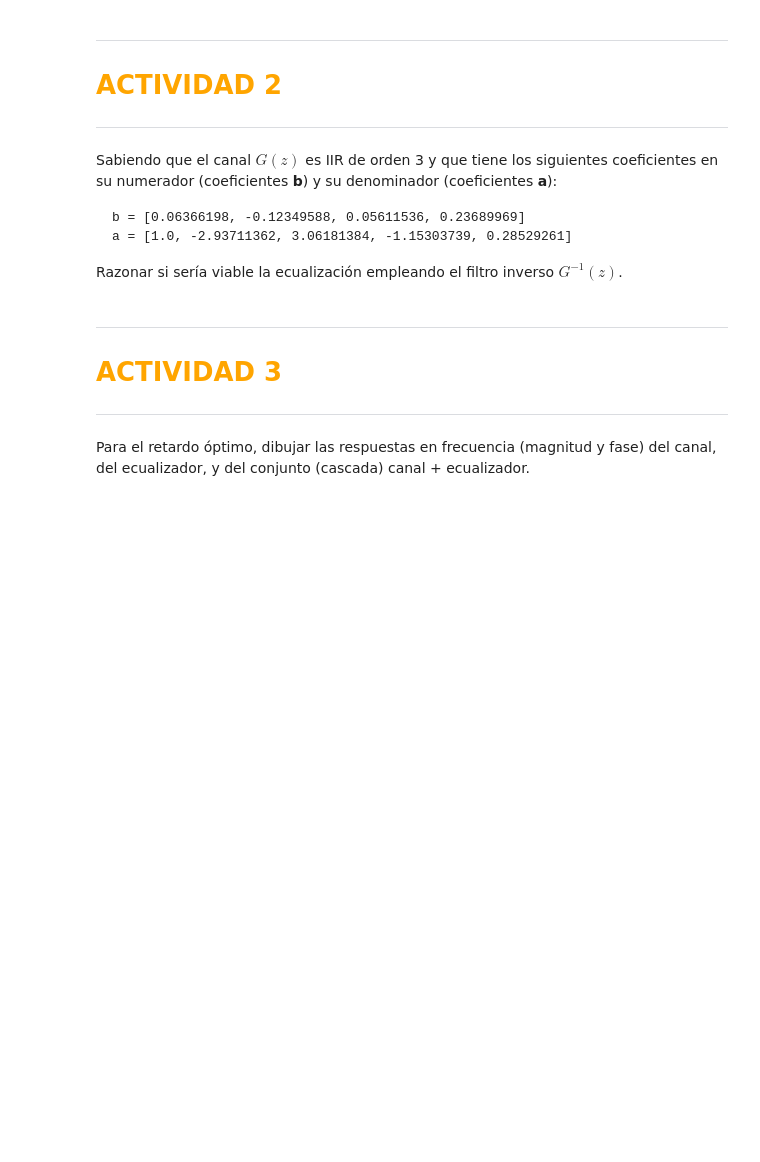
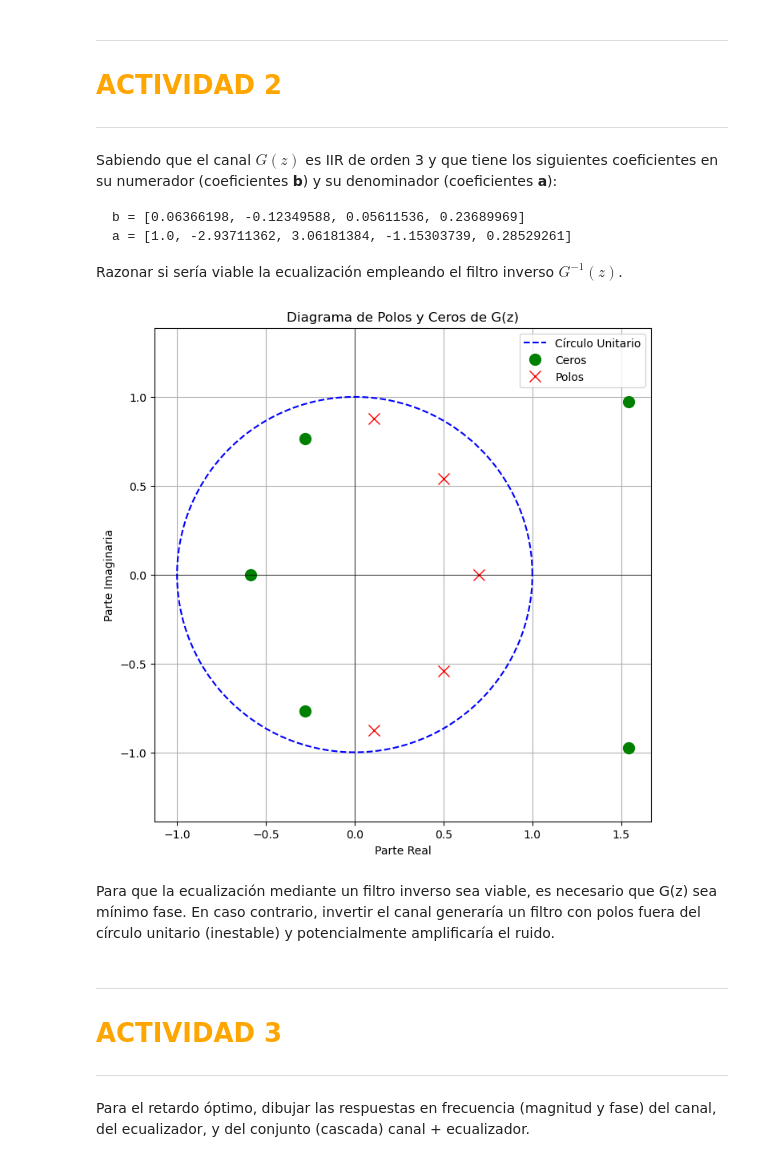
Before and after one commit to DANIABLO-cyber/TDS, a Jupyter notebook: TDS/P3/PRÁCTICA_3_TDS copy.ipynb, the cells around one changed output. Drawn from its saved outputs; the diff is of its cells as text; code cells hidden in the pictures; blank space fills up the shorter version.

````diff
--- a/TDS/P3/PRÁCTICA_3_TDS copy.ipynb
+++ b/TDS/P3/PRÁCTICA_3_TDS copy.ipynb
@@ -139,6 +274,41 @@ a = [1.0, -2.93711362, 3.06181384, -1.15303739, 0.28529261]
 ```
 
 Razonar si sería viable la ecualización empleando el filtro inverso $G^{-1}(z)$.
+# %%
+
+# !! DEFINICIÓN DEL CANAL G(z) !!
+# Coeficientes del numerador (b) y denominador (a) del canal IIR de orden 5
+b = np.array([0.06366198, -0.12349588, 0.05051366, 0.07243651, 0.13305393, 0.08259216])
+a = np.array([1.0, -1.91931932, 2.39480009, -1.97724845, 1.05217674, -0.29576503])
+
+
+# !! CALCULO DE CEROS Y POLOS DE G(z) !!
+# La función tf2zpk convierte los coeficientes en ceros, polos y ganancia.
+zeros, poles, k = signal.tf2zpk(b, a)
+
+
+# !! DIAGRAMA DE POLOS Y CEROS !!
+plt.figure(figsize=(8, 8))
+# Dibuja el círculo unitario para referencia
+theta = np.linspace(0, 2 * np.pi, 400)
+plt.plot(np.cos(theta), np.sin(theta), 'b--', label='Círculo Unitario')
+# Plotea los ceros en verde (círculos) y los polos en rojo (cruces)
+plt.plot(np.real(zeros), np.imag(zeros), 'go', markersize=10, label='Ceros')
+plt.plot(np.real(poles), np.imag(poles), 'rx', markersize=10, label='Polos')
+# Configuración del gráfico
+plt.title('Diagrama de Polos y Ceros de G(z)')
+plt.xlabel('Parte Real')
+plt.ylabel('Parte Imaginaria')
+plt.axhline(0, color='black', lw=0.5)
+plt.axvline(0, color='black', lw=0.5)
+plt.grid(True)
+plt.legend()
+plt.axis('equal')  # Asegura que el eje x e y tengan la misma escala
+plt.show()
+# %% [output]
+[figure, added]
+# %% [markdown]
+Para que la ecualización mediante un filtro inverso sea viable, es necesario que G(z) sea mínimo fase. En caso contrario, invertir el canal generaría un filtro con polos fuera del círculo unitario (inestable) y potencialmente amplificaría el ruido.
 # %% [markdown]
 <hr style="border: 1.5px solid orange;">
 
````
Also changed, not shown: parts of 7 cells of this notebook, 20 other files.
